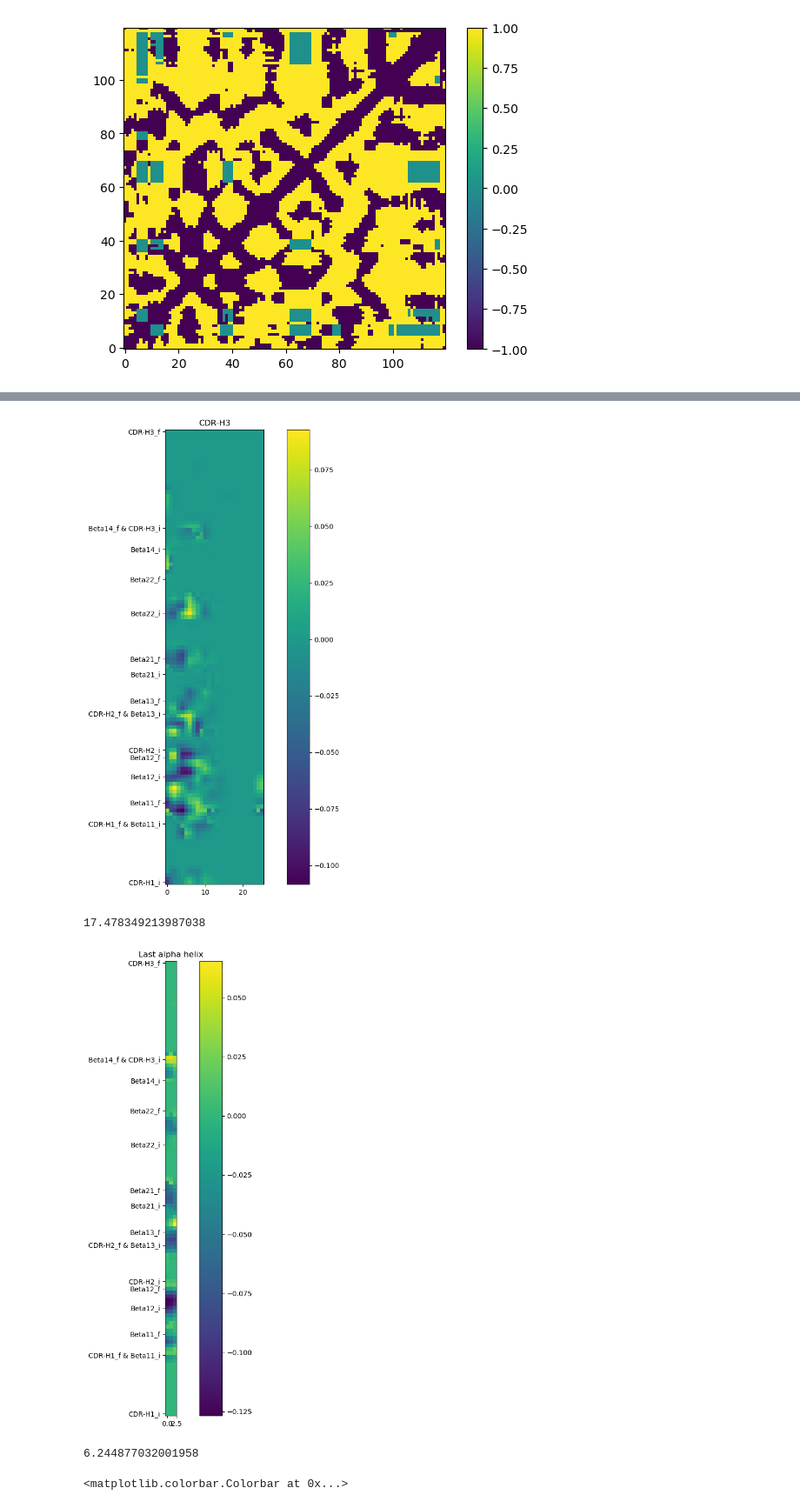
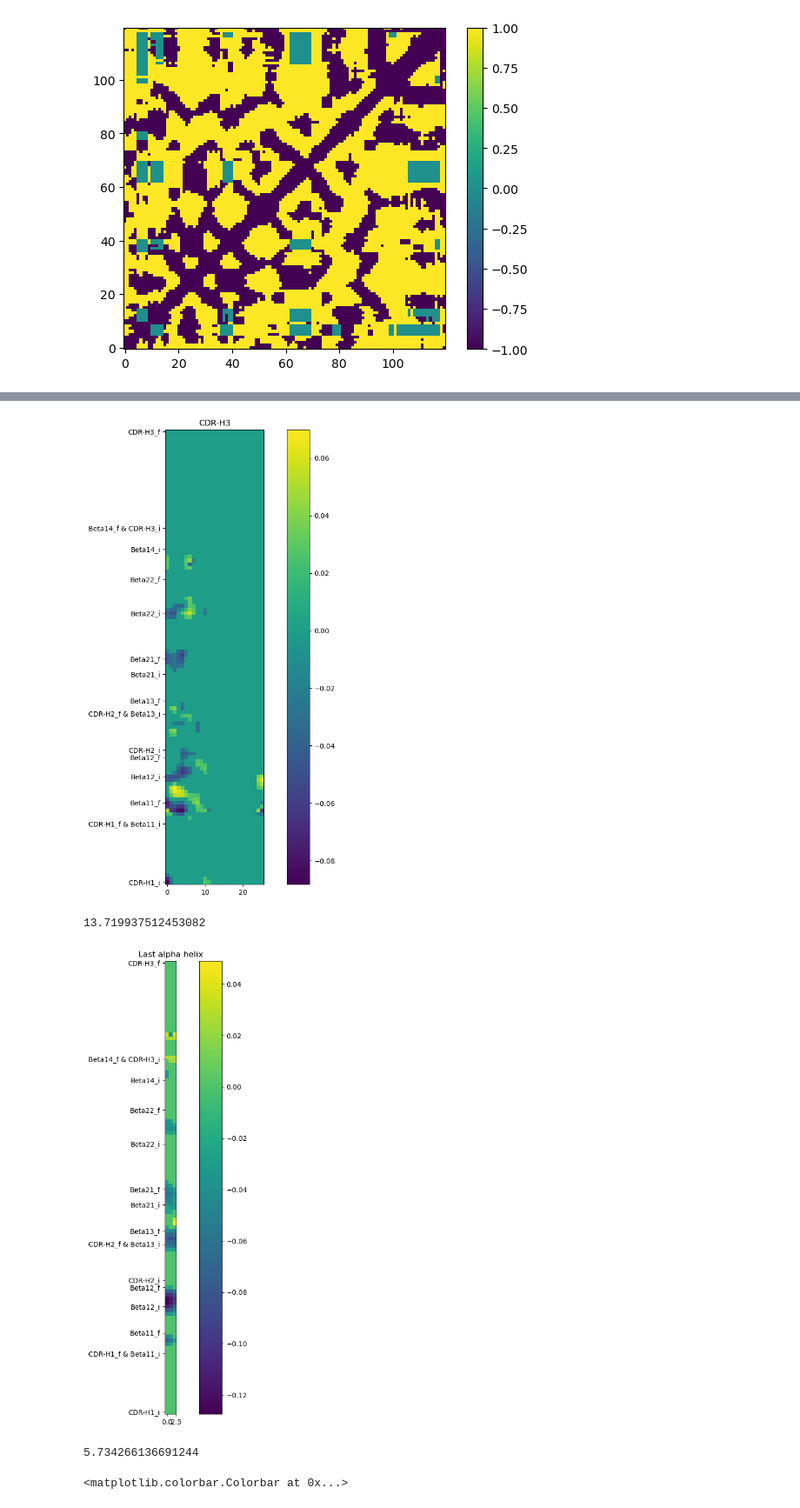
Before and after one commit to kevinmicha/ANTIPASTI, a Jupyter notebook: NMA CNN.ipynb, the cells around one changed output, grey strips where cells are left out. Shown at 87% size. Drawn from its saved outputs; the diff is of its cells as text; code cells hidden in the pictures.

```diff
--- a/NMA CNN.ipynb
+++ b/NMA CNN.ipynb
@@ -447,6 +447,6 @@ for i in range(2):# defining the number of epochs
     for epoch in range(n_max_epochs):
         tr_loss, val_loss, inter_filter, y_val, output_val = train(epoch)
         #scheduler.step()
-        if tr_loss < 1.3 and val_loss < 1.05:
+        if tr_loss < 1.3 and val_loss < 0.95:
             break
 # %% [output]
@@ -873,27 +883,27 @@ print(abs(beta14_corr).sum())#/beta14_corr.shape[1])
 # %%
 plt.figure(figsize=(12, 12))
 cdr3_corr = masked_img[:, cdr3_coord]
-plt.imshow(np.where(abs(cdr3_corr)<0, 0, cdr3_corr), origin='lower')
+plt.imshow(np.where(abs(cdr3_corr)<0.02, 0, cdr3_corr), origin='lower')
 plt.yticks(ticks, ticks_labels, fontsize=10)
 plt.colorbar()
 plt.title('CDR-H3')
 plt.show()
 print(abs(cdr3_corr).sum())#/cdr3_corr.shape[1])
 # %% [output]
-[figure, old version]
+[figure, new version]
-17.478349213987038
+13.719937512453082
 # %%
 plt.figure(figsize=(12, 12))
 alpha_corr = masked_img[:, alpha_coord]
-plt.imshow(np.where(abs(alpha_corr)<0, 0, alpha_corr), origin='lower')
+plt.imshow(np.where(abs(alpha_corr)<0.02, 0, alpha_corr), origin='lower')
 plt.yticks(ticks, ticks_labels, fontsize=10)
 plt.colorbar()
 plt.title('Last alpha helix')
 plt.show()
 print(abs(alpha_corr).sum())#/alpha_corr.shape[1])
 # %% [output]
-[figure, old version]
+[figure, new version]
-6.244877032001958
+5.734266136691244
 # %%
 # expanded version
 cdr3_factor = 0.01
```
Also changed, not shown: parts of 26 cells of this notebook, 2 other files.
